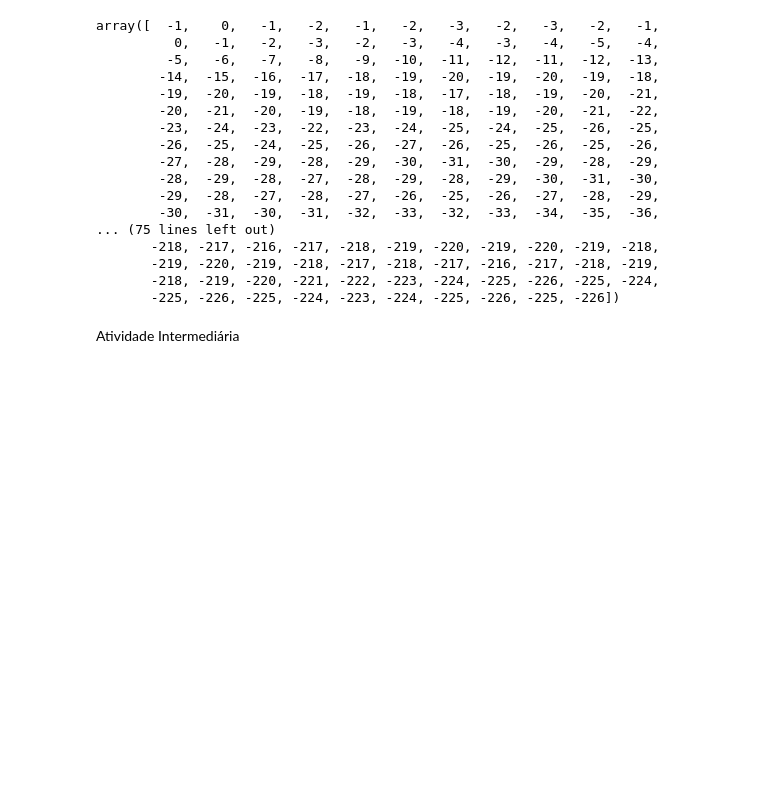
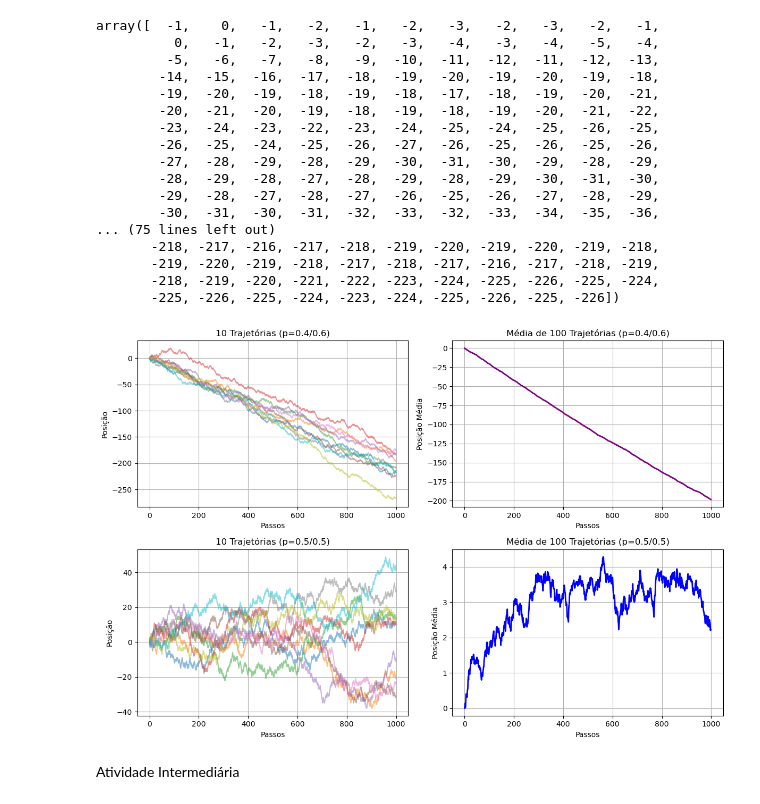
Before and after one commit to Ana-Koth/Atividade-4, a Jupyter notebook: Passeio aleatório.ipynb, the cells around one changed output. Saved outputs shown, nothing was run; the diff lists cells and outputs as text; code cells hidden in the pictures; blank space fills up the shorter version.

```diff
--- a/Passeio aleatório.ipynb
+++ b/Passeio aleatório.ipynb
@@ -114,2 +71,78 @@ Passeio_aleatorio(1000) # Chama a função com 1000 passos
+# %%
+import numpy as np
+import matplotlib.pyplot as plt
+
+def Passeio_aleatorio(N=1000, n_simulacoes=100):
+    """
+    Simula passeios aleatórios unidimensionais e plota as trajetórias e médias.
+
+    Parâmetros:
+    N (int): Número de passos em cada passeio aleatório.
+    n_simulacoes (int): Número de simulações para calcular as médias.
+    """
+    # Arrays para armazenar todas as simulações
+    todas_posicoes1 = np.zeros((n_simulacoes, N))
+    todas_posicoes2 = np.zeros((n_simulacoes, N))
+
+    # Simula vários passeios aleatórios
+    for i in range(n_simulacoes):
+        # Passeio com viés (p=0.4/0.6)
+        passos1 = np.random.choice([-1, 1], size=N, p=[0.6, 0.4])
+        todas_posicoes1[i] = np.cumsum(passos1)
+
+        # Passeio sem viés (p=0.5/0.5)
+        passos2 = np.random.choice([-1, 1], size=N, p=[0.5, 0.5])
+        todas_posicoes2[i] = np.cumsum(passos2)
+
+    # Calcula médias
+    medias1 = np.mean(todas_posicoes1, axis=0)
+    medias2 = np.mean(todas_posicoes2, axis=0)
+
+    # Cria figura para os passeios individuais e médias
+    plt.figure(figsize=(12, 8))
+
+    # Primeiro subplot
+    plt.subplot(2, 2, 1)
+    for i in range(min(10, n_simulacoes)):  # Plota apenas 10 trajetórias para clareza
+        plt.plot(todas_posicoes1[i], alpha=0.5)
+    plt.title("10 Trajetórias (p=0.4/0.6)")
+    plt.xlabel("Passos")
+    plt.ylabel("Posição")
+    plt.grid(True)
+
+    # Segundo subplot
+    plt.subplot(2, 2, 2)
+    plt.plot(medias1, color='purple', linewidth=2)
+    plt.title(f"Média de {n_simulacoes} Trajetórias (p=0.4/0.6)")
+    plt.xlabel("Passos")
+    plt.ylabel("Posição Média")
+    plt.grid(True)
+
+    # Terceiro subplot
+    plt.subplot(2, 2, 3)
+    for i in range(min(10, n_simulacoes)):
+        plt.plot(todas_posicoes2[i], alpha=0.5)
+    plt.title("10 Trajetórias (p=0.5/0.5)")
+    plt.xlabel("Passos")
+    plt.ylabel("Posição")
+    plt.grid(True)
+
+    # Quarto subplot
+    plt.subplot(2, 2, 4)
+    plt.plot(medias2, color='blue', linewidth=2)
+    plt.title(f"Média de {n_simulacoes} Trajetórias (p=0.5/0.5)")
+    plt.xlabel("Passos")
+    plt.ylabel("Posição Média")
+    plt.grid(True)
+
+    plt.tight_layout()
+    plt.show()
+
+    return medias1, medias2
+
+# Teste da função
+medias1, medias2 = Passeio_aleatorio(N=1000, n_simulacoes=100)
+# %% [output]
+[figure, added]
 # %% [markdown]
 Atividade Intermediária
```
Also changed, not shown: parts of 3 cells of this notebook.
